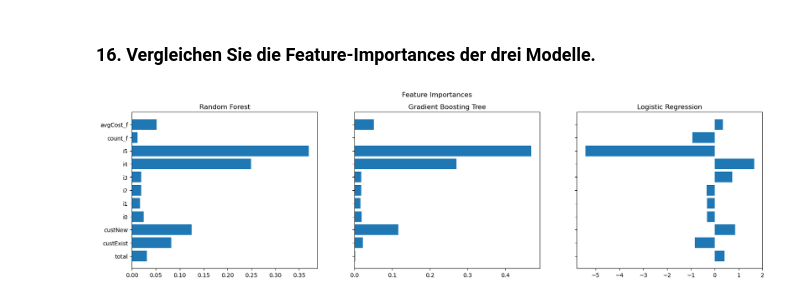
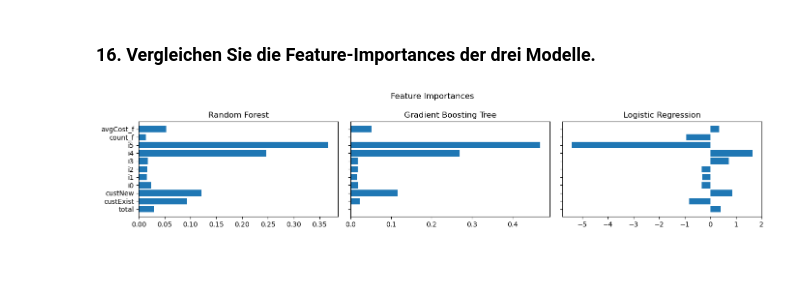
Before and after one commit to jkobh/ML-Projekt, a Jupyter notebook: ML-Modell.ipynb, the cells around one changed output. Drawn from its saved outputs; the diff is of its cells as text; code cells hidden in the pictures; blank space fills up the shorter version.

Commit message:
verbessern des Modells

```diff
--- a/ML-Modell.ipynb
+++ b/ML-Modell.ipynb
@@ -280,6 +279,7 @@ df_feature_test.rename(columns={
 # %% [markdown]
 ### 11. Skalieren Sie die Daten im gleichem Maß wie die Trainingsdaten.
 # %%
-df_feature_test[numeric_columns] = StandardScaler().fit_transform(df_feature_test[numeric_columns])
+df_skaliert_test = df_feature_test.copy()
+df_skaliert_test[numeric_columns] = StandardScaler().fit_transform(df_skaliert_test[numeric_columns])
 # %% [markdown]
 ### 12. Machen Sie eine Vorhersage auf den Testdaten mit allen drei Modellen und den jeweils besten Hyperparametern aus der Cross Validation.
@@ -286,11 +288,7 @@ df_feature_test[numeric_columns] = StandardScaler().fit_transform(df_feature_tes
 # %%
-X_test = df_feature_test.drop(columns=["return"])
-y_test = df_feature_test["return"]
+X_test = df_skaliert_test.drop(columns=["return"])
+y_test = df_skaliert_test["return"]
 
 predictions = {}
 for name, grid_search in grid_search_results.items():
     predictions[name] = grid_search.best_estimator_.predict(X_test)
-
-for model_name, prediction in predictions.items():
-    print(f"Predictions for {model_name}:")
-    print(prediction)
@@ -308,19 +299,12 @@ from sklearn.metrics import accuracy_score, precision_score, recall_score
 
 metrics = {}
 for model_name, prediction in predictions.items():
-    accuracy = accuracy_score(y_test, prediction)
-    precision = precision_score(y_test, prediction)
-    recall = recall_score(y_test, prediction)
-
     metrics[model_name] = {
-        'accuracy': accuracy,
-        'precision': precision,
-        'recall': recall
+        'accuracy': accuracy_score(y_test, prediction),
+        'precision': precision_score(y_test, prediction),
+        'recall': recall_score(y_test, prediction)
     }
 
 for model_name, metric in metrics.items():
-    print(f"Metrics for {model_name}:")
-    print(f"Accuracy: {round(metric['accuracy'], 4)}")
-    print(f"Precision: {round(metric['precision'], 4)}")
-    print(f"Recall: {round(metric['recall'], 4)}\n")
+    print(f"{model_name:<25}Accuracy: {round(metric['accuracy'], 4)}    Precision: {round(metric['precision'], 4)}    Recall: {round(metric['recall'], 4)}")
 # %% [output]
@@ -350,10 +323,7 @@ for name, grid_search in grid_search_results.items():
 # Compare accuracies
 for model_name, train_accuracy in train_accuracies.items():
     test_accuracy = metrics[model_name]['accuracy']
-    print(f"Accuracy on training data for {model_name}: {round(train_accuracy, 4)}")
-    print(f"Accuracy on test data for {model_name}: {round(test_accuracy, 4)}")
-    if abs(train_accuracy - test_accuracy) > 0.05:
-        print(f"Overfitting detected for {model_name} (Difference: {round(abs(train_accuracy - test_accuracy), 4)})")
-    else:
-        print(f"No overfitting detected for {model_name} (Difference: {round(abs(train_accuracy - test_accuracy), 4)})\n")
+    diff = abs(train_accuracy - test_accuracy)
+    overfitting = "Yes" if diff > 0.05 else "No"
+    print(f"{model_name:<25} Train Accuracy: {train_accuracy:.4f}    Test Accuracy: {test_accuracy:.4f}    Overfitting: {overfitting}")
 # %% [output]
@@ -391,22 +349,23 @@ Number of data points misclassified by all three models: 890
 # %%
 # Extract feature importances
 feature_importances = {
     "Random Forest": grid_search_results["Random Forest"].best_estimator_.feature_importances_,
     "Gradient Boosting Tree": grid_search_results["Gradient Boosting Tree"].best_estimator_.feature_importances_
 }
 
 # Logistic Regression does not have feature importances, but we can use the coefficients instead
 log_reg_coefficients = grid_search_results["Logistic Regression"].best_estimator_.coef_[0]
 feature_importances["Logistic Regression"] = log_reg_coefficients
 
 # Plot feature importances
-fig, axes = plt.subplots(1, 3, figsize=(20, 5), sharey=True)
+fig, axes = plt.subplots(1, 3, figsize=(14, 3), sharey=True)
 fig.suptitle('Feature Importances')
 
 for ax, (model_name, importances) in zip(axes, feature_importances.items()):
     ax.barh(X_train.columns, importances)
     ax.set_title(model_name)
 
+plt.tight_layout()
 plt.show()
 # %% [output]
-[figure, old version]
+[figure, new version]
```
Also changed, not shown: parts of 20 cells of this notebook.
